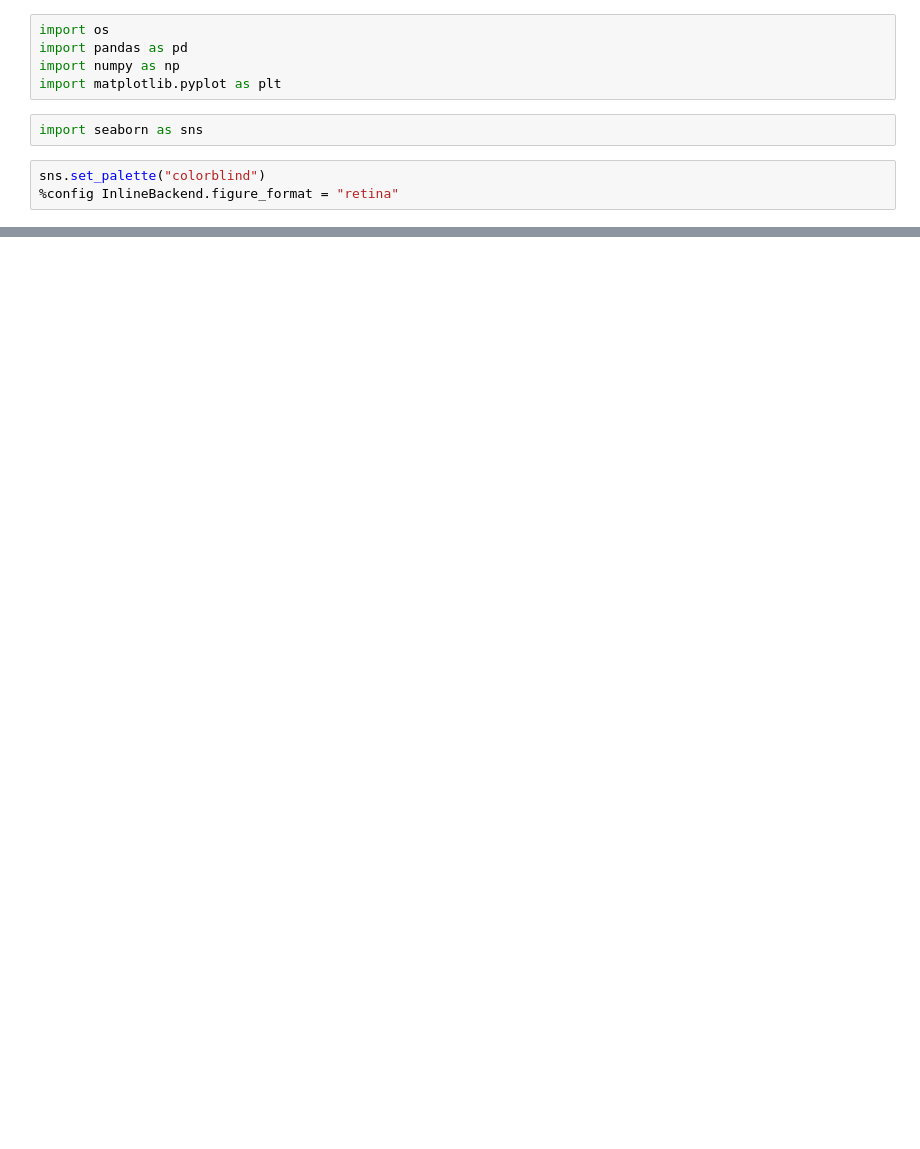
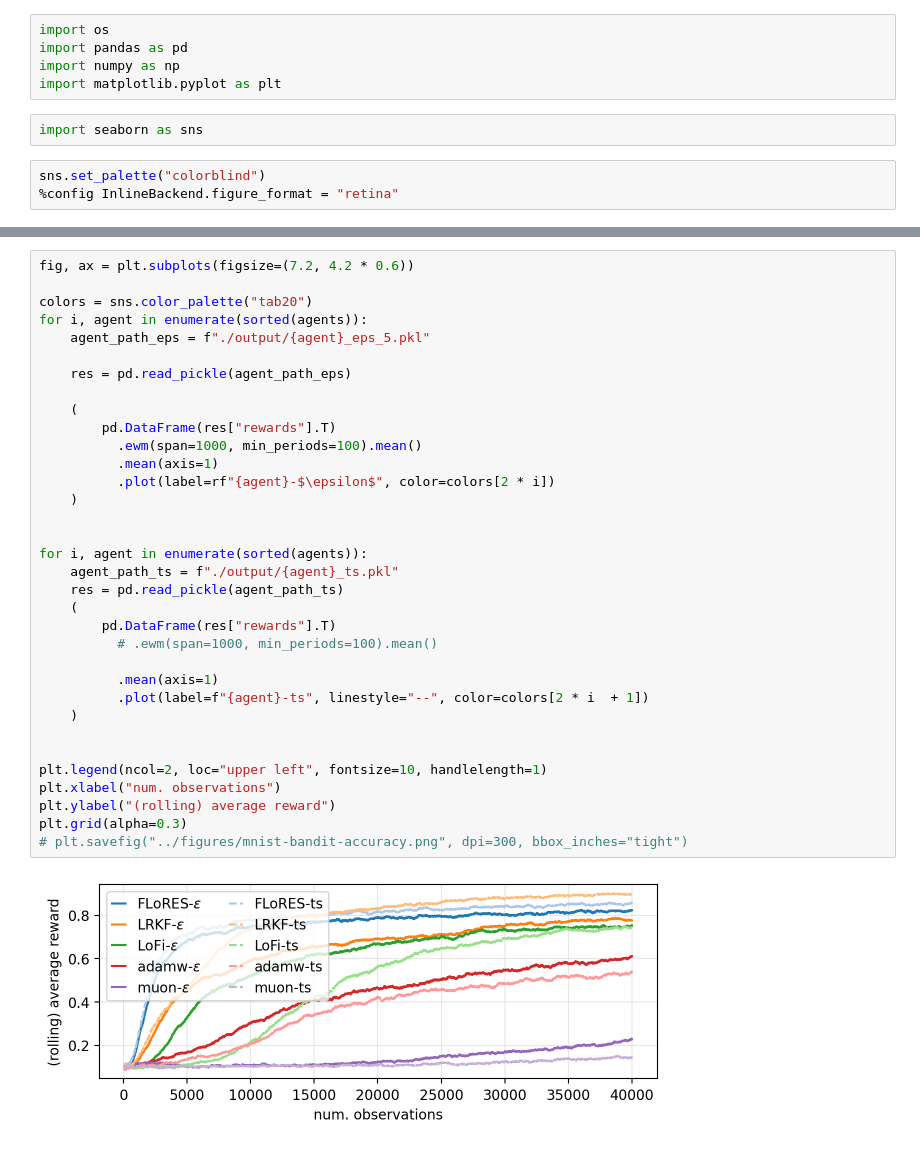
Before and after one commit to gerdm/low-rank-last-layer-inference, a Jupyter notebook: experiments/mnist-bandit-analysis.ipynb, the cells around one changed output, grey strips where cells are left out. Drawn from its saved outputs; the diff is of its cells as text; blank space fills up the shorter version.

```diff
--- a/experiments/mnist-bandit-analysis.ipynb
+++ b/experiments/mnist-bandit-analysis.ipynb
@@ -43,0 +68,36 @@ plt.savefig("../figures/mnist-bandit-reward.png", dpi=300, bbox_inches="tight")
+# %%
+fig, ax = plt.subplots(figsize=(7.2, 4.2 * 0.6))
+
+colors = sns.color_palette("tab20")
+for i, agent in enumerate(sorted(agents)):
+    agent_path_eps = f"./output/{agent}_eps_5.pkl"
+
+    res = pd.read_pickle(agent_path_eps)
+
+    (
+        pd.DataFrame(res["rewards"].T)
+          .ewm(span=1000, min_periods=100).mean()
+          .mean(axis=1)
+          .plot(label=rf"{agent}-$\epsilon$", color=colors[2 * i])
+    )
+
+
+for i, agent in enumerate(sorted(agents)):
+    agent_path_ts = f"./output/{agent}_ts.pkl"
+    res = pd.read_pickle(agent_path_ts)
+    (
+        pd.DataFrame(res["rewards"].T)
+          # .ewm(span=1000, min_periods=100).mean()
+
+          .mean(axis=1)
+          .plot(label=f"{agent}-ts", linestyle="--", color=colors[2 * i  + 1])
+    )
+
+
+plt.legend(ncol=2, loc="upper left", fontsize=10, handlelength=1)
+plt.xlabel("num. observations")
+plt.ylabel("(rolling) average reward")
+plt.grid(alpha=0.3)
+# plt.savefig("../figures/mnist-bandit-accuracy.png", dpi=300, bbox_inches="tight")
+# %% [output]
+[figure, added]
```
Also changed, not shown: parts of 5 cells of this notebook, 7 other files.
